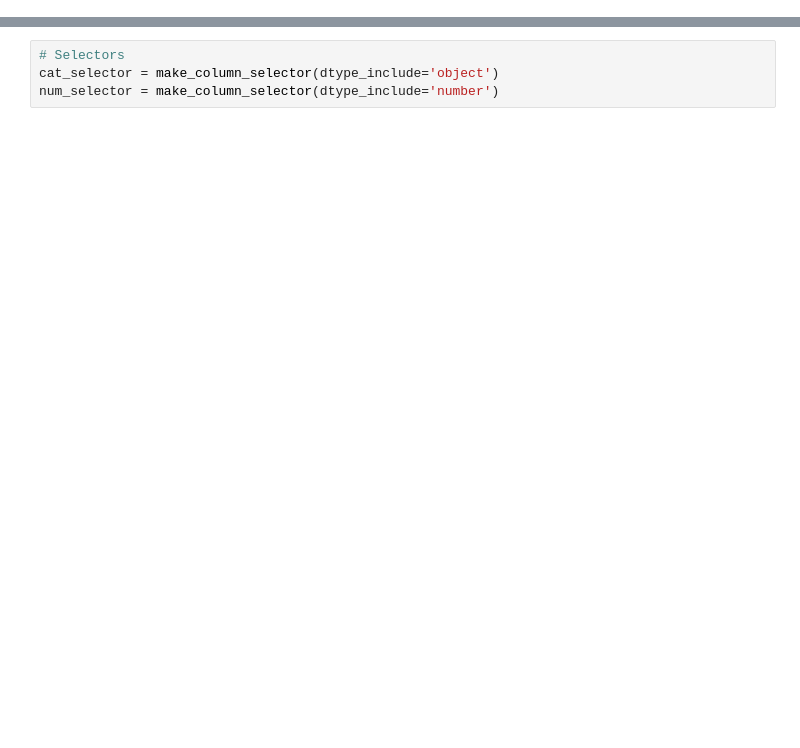
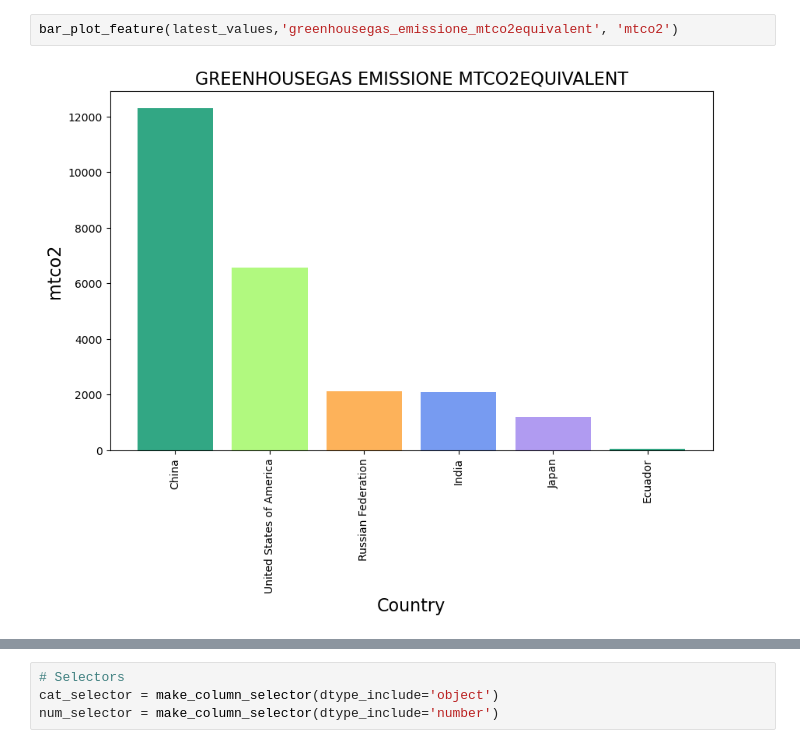
Before and after one commit to davidromeropro/Sustainability-of-Countries, a Jupyter notebook: ONU_Sustainability_of_Countries.ipynb, the cells around one changed output, grey strips where cells are left out. Drawn from its saved outputs; the diff is of its cells as text; blank space fills up the shorter version.

```diff
--- a/ONU_Sustainability_of_Countries.ipynb
+++ b/ONU_Sustainability_of_Countries.ipynb
@@ -70,0 +201,4 @@ df.drop_duplicates(inplace=True)
+# %%
+bar_plot_feature(latest_values,'greenhousegas_emissione_mtco2equivalent', 'mtco2')
+# %% [output]
+[figure, added]
```
Also changed, not shown: parts of 109 cells of this notebook.
